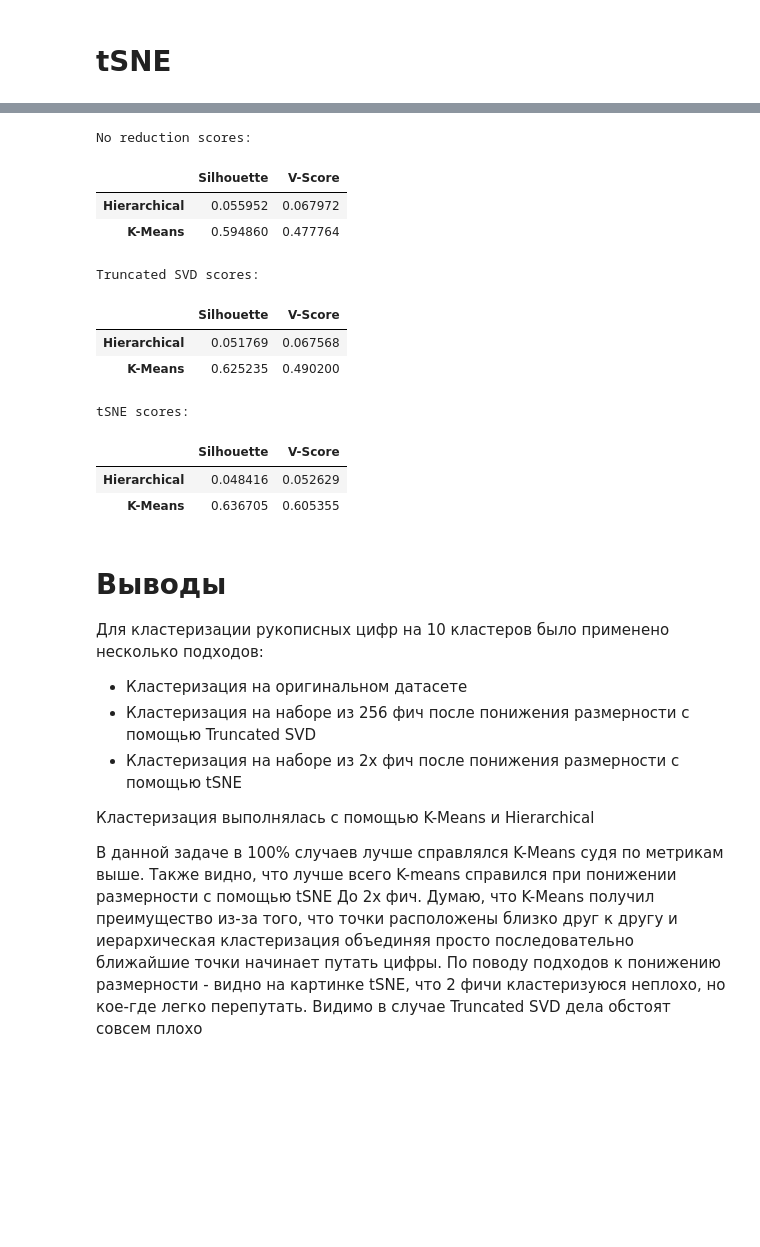
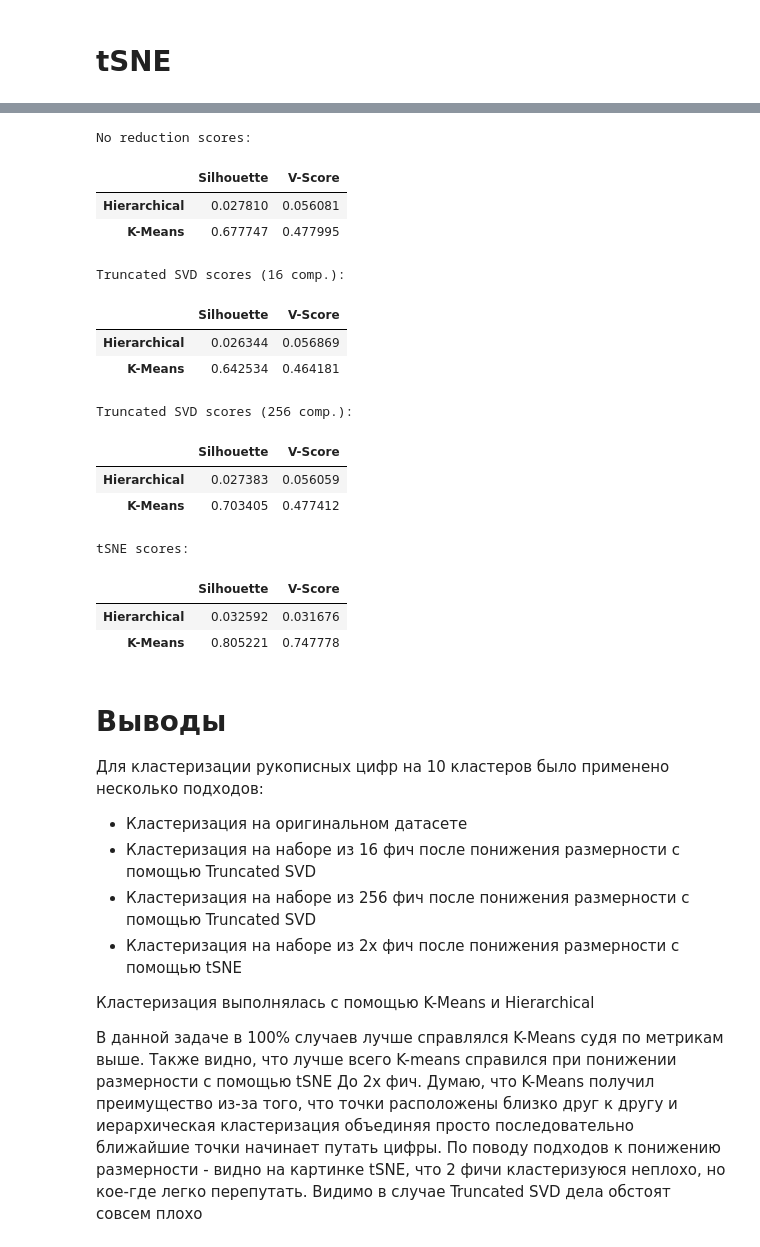
Before and after one commit to zappaz00/8_clustering, a Jupyter notebook: clustering.ipynb, the cells around one changed output, grey strips where cells are left out. Cells and saved outputs as stored; diff of their text form; code cells hidden in the pictures; blank space fills up the shorter version.

```diff
--- a/clustering.ipynb
+++ b/clustering.ipynb
@@ -562,8 +564,8 @@ def print_cluster_results(X_in, X_red_in, y_in):
 # %%
 X_test = np.array(X)
-X_test = X_test[0:2000, :]
+X_test = X_test[0:30000, :]
 y_test = np.array(y)
-y_test = y_test[0:2000].astype(np.int32)
+y_test = y_test[0:30000].astype(np.int32)
 # %% [markdown]
 # No reduction
 # %%
@@ -636,0 +637,5 @@ print(f'По V-Score лучшее кол-во компонент для Hierarch
+# %%
+tSVD = TruncatedSVD(n_components=16, random_state=42)
+X_red = tSVD.fit_transform(X_test)
+
+svd_scores_16 = print_cluster_results(np.array(X_test), X_red, y_test)
@@ -638,6 +649,6 @@ print(f'По V-Score лучшее кол-во компонент для Hierarch
 tSVD = TruncatedSVD(n_components=256, random_state=42)
 X_red = tSVD.fit_transform(X_test)
 
-svd_scores = print_cluster_results(np.array(X_test), X_red, y_test)
+svd_scores_256 = print_cluster_results(np.array(X_test), X_red, y_test)
 # %% [output]
 |  | Silhouette | V-Score |
@@ -666,27 +677,34 @@ tsne_scores = print_cluster_results(np.array(X_test), X_red, y_test)
 # %%
 print('No reduction scores:')
 display(no_red_scores)
-print('\nTruncated SVD scores:')
-display(svd_scores)
+print('\nTruncated SVD scores (16 comp.):')
+display(svd_scores_16)
+print('\nTruncated SVD scores (256 comp.):')
+display(svd_scores_256)
 print('\ntSNE scores:')
 display(tsne_scores)
 # %% [output]
 No reduction scores:
 |  | Silhouette | V-Score |
-| Hierarchical | 0.055952 | 0.067972 |
-| K-Means | 0.594860 | 0.477764 |
+| Hierarchical | 0.027810 | 0.056081 |
+| K-Means | 0.677747 | 0.477995 |
-Truncated SVD scores:
+Truncated SVD scores (16 comp.):
 |  | Silhouette | V-Score |
-| Hierarchical | 0.051769 | 0.067568 |
-| K-Means | 0.625235 | 0.490200 |
+| Hierarchical | 0.026344 | 0.056869 |
+| K-Means | 0.642534 | 0.464181 |
-tSNE scores:
+Truncated SVD scores (256 comp.):
 |  | Silhouette | V-Score |
-| Hierarchical | 0.048416 | 0.052629 |
-| K-Means | 0.636705 | 0.605355 |
+| Hierarchical | 0.027383 | 0.056059 |
+| K-Means | 0.703405 | 0.477412 |
+tSNE scores:
+|  | Silhouette | V-Score |
+| Hierarchical | 0.032592 | 0.031676 |
+| K-Means | 0.805221 | 0.747778 |
 # %% [markdown]
 # Выводы
 Для кластеризации рукописных цифр на 10 кластеров было применено несколько подходов:
 * Кластеризация на оригинальном датасете
+* Кластеризация на наборе из 16 фич после понижения размерности с помощью Truncated SVD
 * Кластеризация на наборе из 256 фич после понижения размерности с помощью Truncated SVD
 * Кластеризация на наборе из 2х фич после понижения размерности с помощью tSNE
 
```
Also changed, not shown: parts of 8 cells of this notebook.
